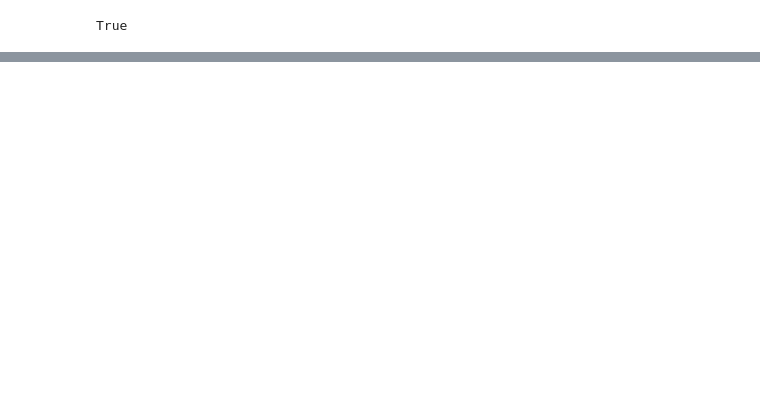
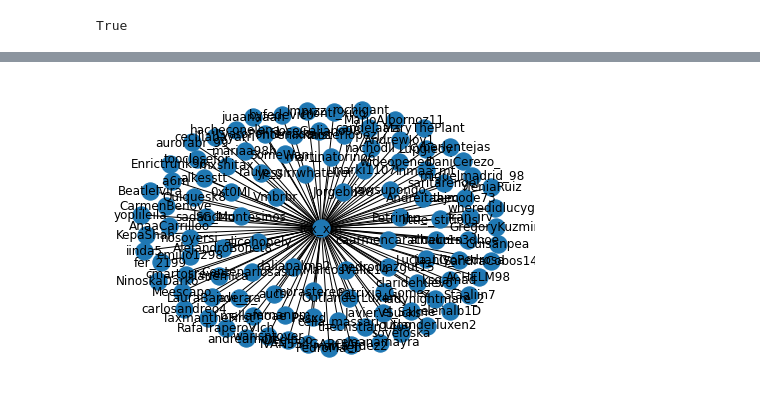
Before and after one commit to aguimorefran/closest-celebrity-path, a Jupyter notebook: main.ipynb, the cells around one changed output, grey strips where cells are left out. Drawn from its saved outputs; the diff is of its cells as text; code cells hidden in the pictures; blank space fills up the shorter version.

Commit message:
+ Start plot section

```diff
--- a/main.ipynb
+++ b/main.ipynb
@@ -241,0 +258,14 @@ NameError: name 'me' is not defined
+# %%
+# Graph of me followers
+mutuals_g = nx.Graph()
+# For every mutual in me mutuals, add node and edge
+mutuals_list = json.loads(
+    df.loc[df['screen_name'] == me, 'mutuals'].values[0])
+mutuals_g.add_node(me)
+for k, v in mutuals_list.items():
+    mutuals_g.add_node(v)
+    mutuals_g.add_edge(me, v)
+
+nx.draw(mutuals_g, with_labels=True)
+# %% [output]
+[figure, added]
```
Also changed, not shown: parts of 2 cells of this notebook.
